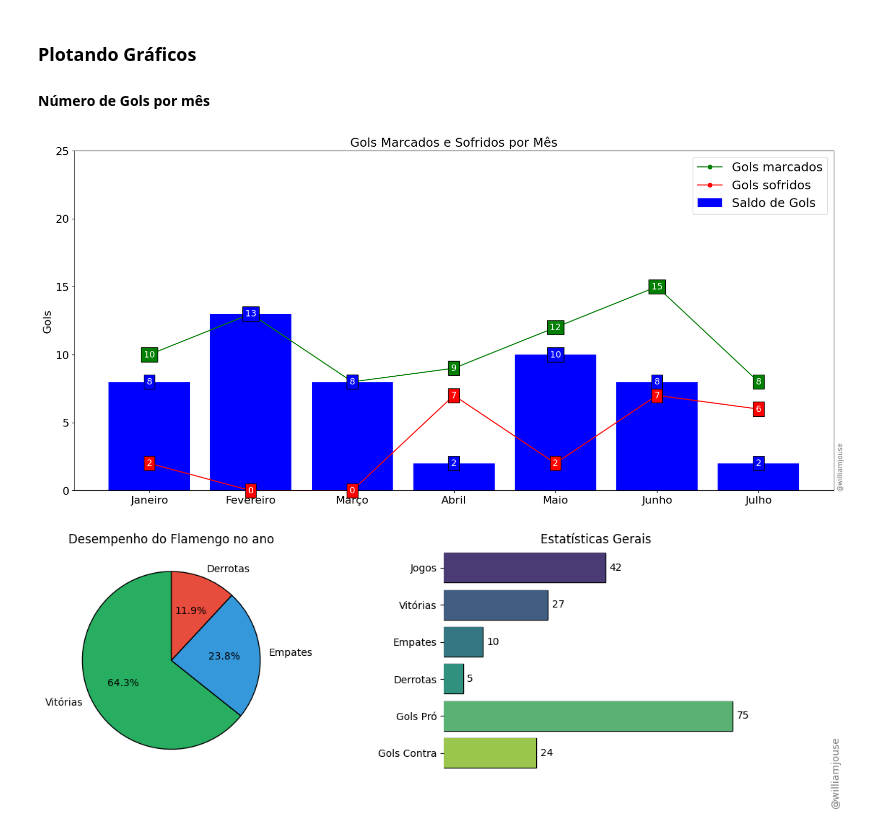
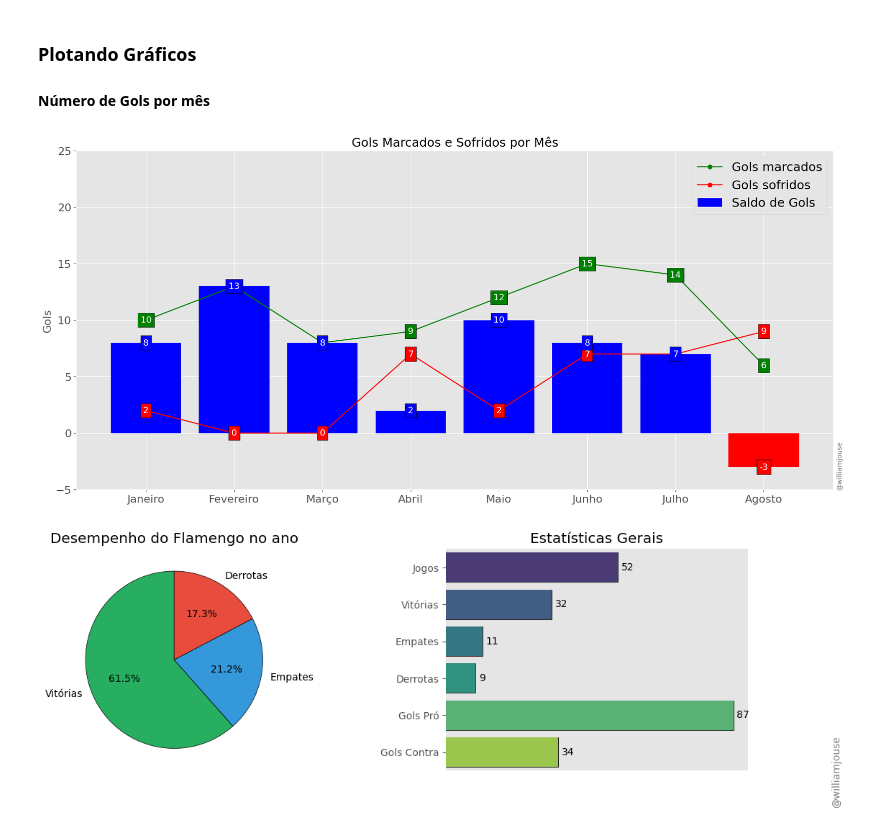
Before and after one commit to williamjouse/jogos-Flamengo-2024, a Jupyter notebook: notebooks/03-Plotting.ipynb, the cells around one changed output. Cells and saved outputs as stored; diff of their text form; code cells hidden in the pictures.

```diff
--- a/notebooks/03-Plotting.ipynb
+++ b/notebooks/03-Plotting.ipynb
@@ -5,6 +5,10 @@ import pandas as pd
 import matplotlib.pyplot as plt
 import matplotlib.patches as mpatches
 import seaborn as sns
+plt.style.use('ggplot')
+#plt.style.use('bmh')
+#plt.style.use('dark_background')
+#plt.style.use('grayscale')
 # %%
 jogos = pd.read_csv('../data/processed/matches_FLA2024.csv', parse_dates=['kick-off'])
 gols = pd.read_csv('../data/processed/goal_scorers_2024.csv')
@@ -14,8 +18,8 @@ stats = pd.read_csv('../data/processed/stats_FLA2024.csv', parse_dates=['kick-of
 
 #### Número de Gols por mês
 # %%
-new_order = ['January', 'February', 'March', 'April', 'May', 'June', 'July']#,
-             #'August', 'September', 'October', 'November', 'December']
+new_order = ['January', 'February', 'March', 'April', 'May', 'June', 'July', 'August']
+            # , 'September', 'October', 'November', 'December']
 
 gols_feitos_total = stats.groupby(stats['kick-off'].dt.month_name())['gols_marcados'].sum().reindex(new_order, axis=0)
 gols_sofridos_total = stats.groupby(stats['kick-off'].dt.month_name())['gols_sofridos'].sum().reindex(new_order, axis=0)
@@ -23,8 +27,8 @@ jogos_mes = stats.groupby(stats['kick-off'].dt.month_name())['jogos_cumulativos'
 
 saldo = gols_feitos_total - gols_sofridos_total
 # %%
-labels = ['Janeiro', 'Fevereiro', 'Março', 'Abril', 'Maio', 'Junho', 'Julho']#,
-         # 'Agosto', 'Setembro', 'Outubro', 'Novembro', 'Dezembro']
+labels = ['Janeiro', 'Fevereiro', 'Março', 'Abril', 'Maio', 'Junho', 'Julho', 'Agosto']#,
+         # , 'Setembro', 'Outubro', 'Novembro', 'Dezembro']
 
 fig, ax = plt.subplots(figsize=(20, 9))
 
@@ -35,35 +39,35 @@ plt.title('Gols Marcados e Sofridos por Mês', fontsize=18)
 plt.bar(saldo.index, saldo, align='center', label = 'Saldo de Gols', color=cores)
 
 plt.plot(gols_feitos_total.index, gols_feitos_total, marker = 'o', c = 'green', label = 'Gols marcados')
 plt.plot(gols_sofridos_total.index, gols_sofridos_total, marker = 'o', c = 'red', label = 'Gols sofridos')
 
 
 for i in range(len(gols_feitos_total.index.to_list())):
     plt.text(gols_feitos_total.index.to_list()[i], gols_feitos_total.to_list()[i],
              str(gols_feitos_total.to_list()[i]), color='white', ha='center', va='center', fontsize='13',
              bbox=dict(facecolor='green', edgecolor='black'))
     plt.text(gols_feitos_total.index.to_list()[i], gols_sofridos_total.to_list()[i],
              str(gols_sofridos_total.to_list()[i]), color='white', ha='center', va='center', fontsize='13',
              bbox=dict(facecolor='red', edgecolor='black'))
     plt.text(saldo.index.to_list()[i], saldo.to_list()[i], str(saldo.to_list()[i]), color='white', fontsize='13',
              ha='center', va='center', bbox=dict(facecolor=cores[i], edgecolor='black'))
 
 
 
-plt.ylim(0, 25)
+plt.ylim(-5, 25)
 plt.ylabel('Gols', fontsize=16)
 plt.xticks(gols_feitos_total.index, labels, fontsize=16)
 plt.yticks(fontsize=16)
 
 plt.legend(loc='upper right', fontsize=18)
 
 plt.figtext(.91, 0.22, '@williamjouse', ha='right', va='top', alpha=0.5, fontsize=10, rotation=90)
 
 plt.savefig('figures/figure.png', dpi = 300, bbox_inches='tight')
 
 plt.show()
 # %% [output]
-[figure, old version]
+[figure, new version]
 # %%
 fig, axs = plt.subplots(1, 2, figsize=(13, 4))
 
@@ -111,7 +115,7 @@ plt.savefig('figures/figure2.png', dpi = 300, bbox_inches='tight')
 
 plt.show()
 # %% [output]
-[figure, old version]
+[figure, new version]
 # %%
 jogos['Mês'] = jogos['kick-off'].dt.month_name()
 
```
Also changed, not shown: parts of 4 cells of this notebook, 13 other files.
